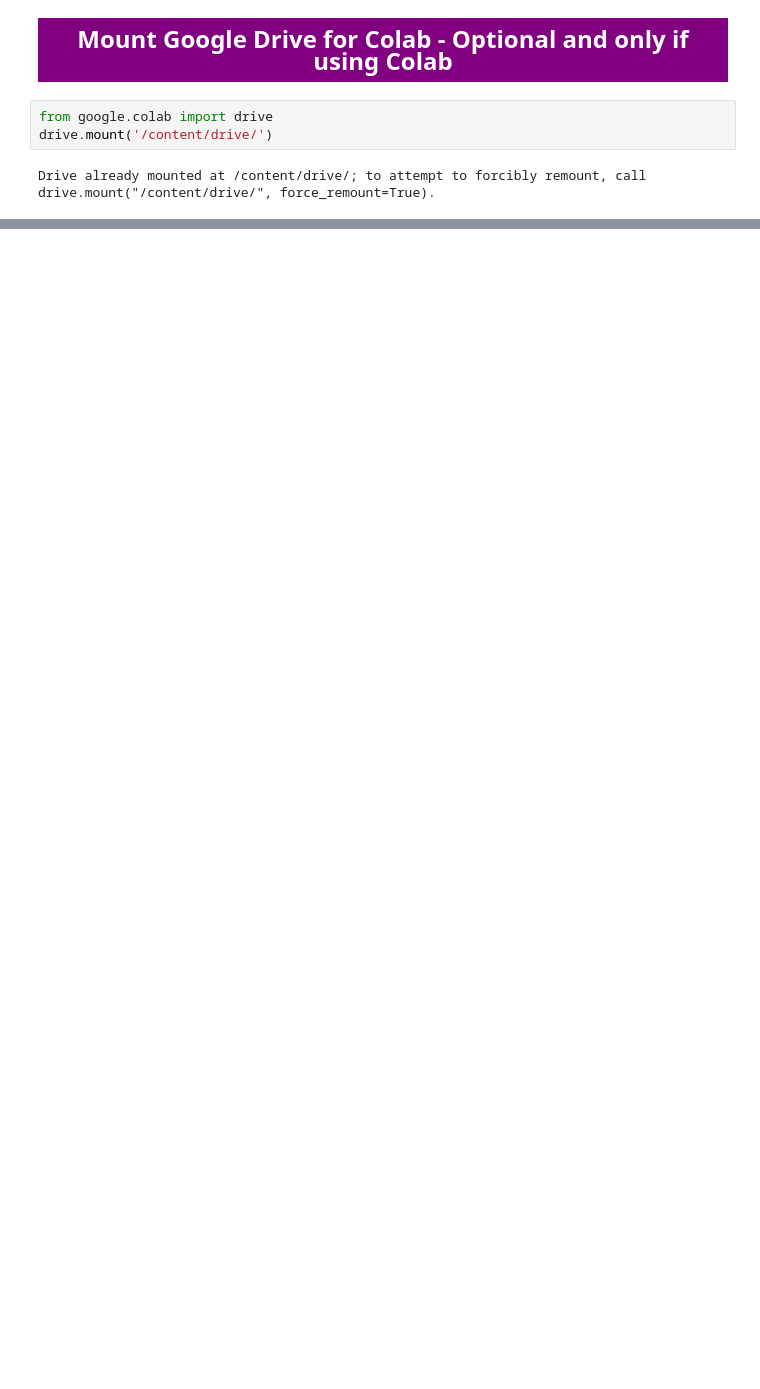
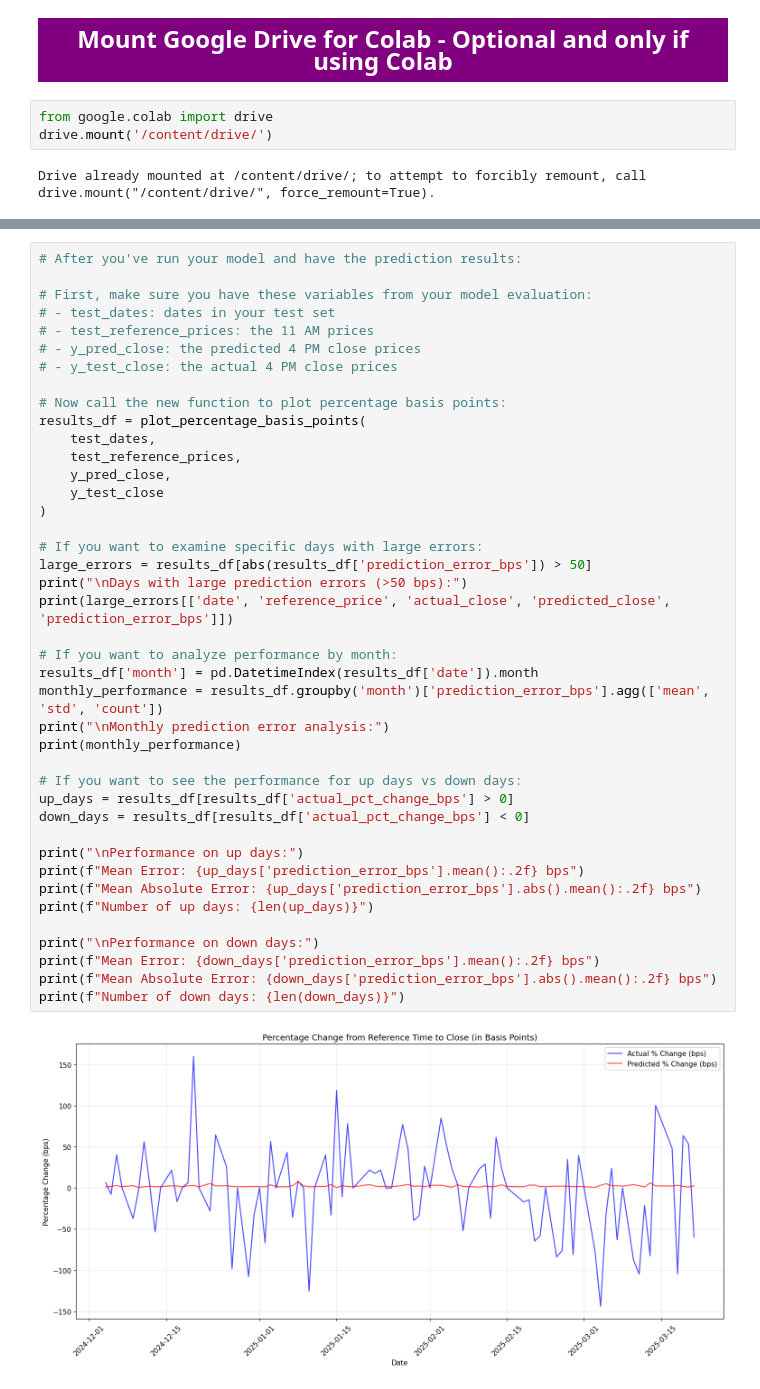
Before and after one commit to mafiat/CSCA-5642-Introduction-to-Deep-Learning-Final-Project, a Jupyter notebook: CSCA-5642-Introduction-to-Deep-Learning-Final-Project.ipynb, the cells around one changed output, grey strips where cells are left out. Saved outputs shown, nothing was run; the diff lists cells and outputs as text; blank space fills up the shorter version.

```diff
--- a/CSCA-5642-Introduction-to-Deep-Learning-Final-Project.ipynb
+++ b/CSCA-5642-Introduction-to-Deep-Learning-Final-Project.ipynb
@@ -622,0 +1543,43 @@ Failed to get data. Exiting.
+# %%
+# After you've run your model and have the prediction results:
+
+# First, make sure you have these variables from your model evaluation:
+# - test_dates: dates in your test set
+# - test_reference_prices: the 11 AM prices
+# - y_pred_close: the predicted 4 PM close prices
+# - y_test_close: the actual 4 PM close prices
+
+# Now call the new function to plot percentage basis points:
+results_df = plot_percentage_basis_points(
+    test_dates,
+    test_reference_prices,
+    y_pred_close,
+    y_test_close
+)
+
+# If you want to examine specific days with large errors:
+large_errors = results_df[abs(results_df['prediction_error_bps']) > 50]
+print("\nDays with large prediction errors (>50 bps):")
+print(large_errors[['date', 'reference_price', 'actual_close', 'predicted_close', 'prediction_error_bps']])
+
+# If you want to analyze performance by month:
+results_df['month'] = pd.DatetimeIndex(results_df['date']).month
+monthly_performance = results_df.groupby('month')['prediction_error_bps'].agg(['mean', 'std', 'count'])
+print("\nMonthly prediction error analysis:")
+print(monthly_performance)
+
+# If you want to see the performance for up days vs down days:
+up_days = results_df[results_df['actual_pct_change_bps'] > 0]
+down_days = results_df[results_df['actual_pct_change_bps'] < 0]
+
+print("\nPerformance on up days:")
+print(f"Mean Error: {up_days['prediction_error_bps'].mean():.2f} bps")
+print(f"Mean Absolute Error: {up_days['prediction_error_bps'].abs().mean():.2f} bps")
+print(f"Number of up days: {len(up_days)}")
+
+print("\nPerformance on down days:")
+print(f"Mean Error: {down_days['prediction_error_bps'].mean():.2f} bps")
+print(f"Mean Absolute Error: {down_days['prediction_error_bps'].abs().mean():.2f} bps")
+print(f"Number of down days: {len(down_days)}")
+# %% [output]
+[figure, added]
```
Also changed, not shown: parts of 51 cells of this notebook, 11 other files.
